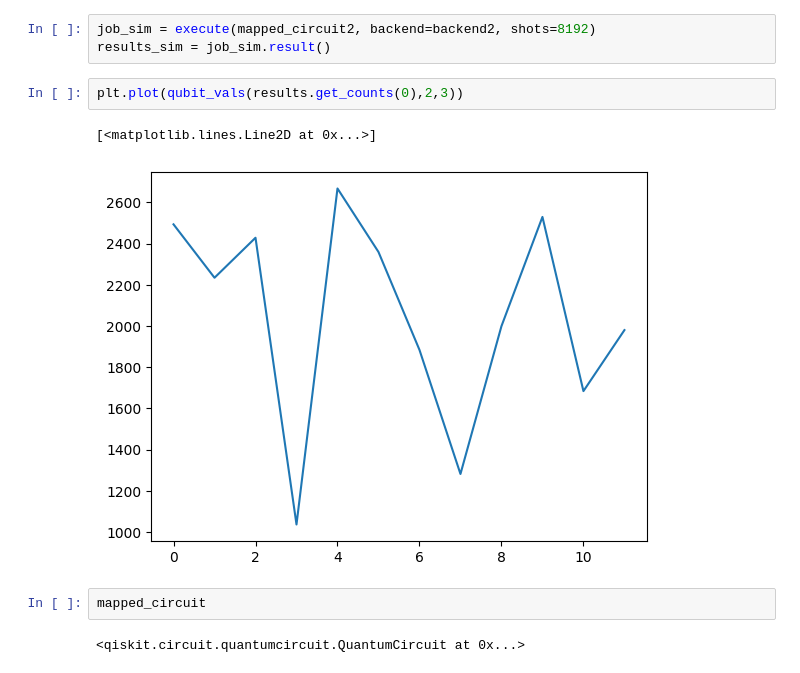
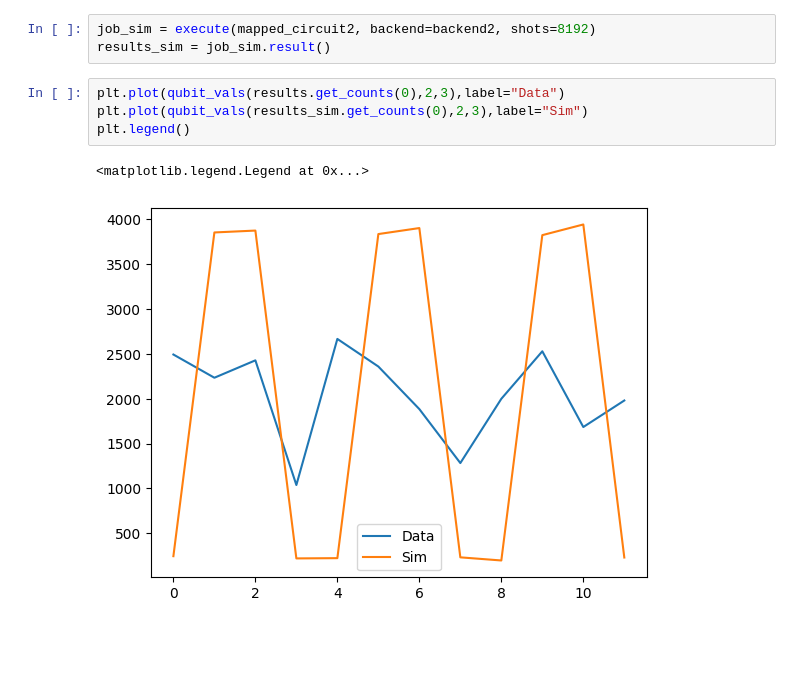
Before and after one commit to LBNL-HEP-QIS/QCLatticeJLabTutorial, a Jupyter notebook: lattice_qft/lattice_qft/examples/IBMQ.ipynb, the cells around one changed output. Saved outputs shown, nothing was run; the diff lists cells and outputs as text; blank space fills up the shorter version.

```diff
--- a/lattice_qft/lattice_qft/examples/IBMQ.ipynb
+++ b/lattice_qft/lattice_qft/examples/IBMQ.ipynb
@@ -141,11 +141,9 @@ mapped_circuit2 = transpile(QC_state_prep2, backend=backend2)
 job_sim = execute(mapped_circuit2, backend=backend2, shots=8192)
 results_sim = job_sim.result()
 # %%
-plt.plot(qubit_vals(results.get_counts(0),2,3))
+plt.plot(qubit_vals(results.get_counts(0),2,3),label="Data")
+plt.plot(qubit_vals(results_sim.get_counts(0),2,3),label="Sim")
+plt.legend()
 # %% [output]
-[<matplotlib.lines.Line2D at 0x...>]
+<matplotlib.legend.Legend at 0x...>
-[figure, old version]
+[figure, new version]
-# %%
-mapped_circuit
-# %% [output]
-<qiskit.circuit.quantumcircuit.QuantumCircuit at 0x...>
```
Also changed, not shown: 1 other file.
